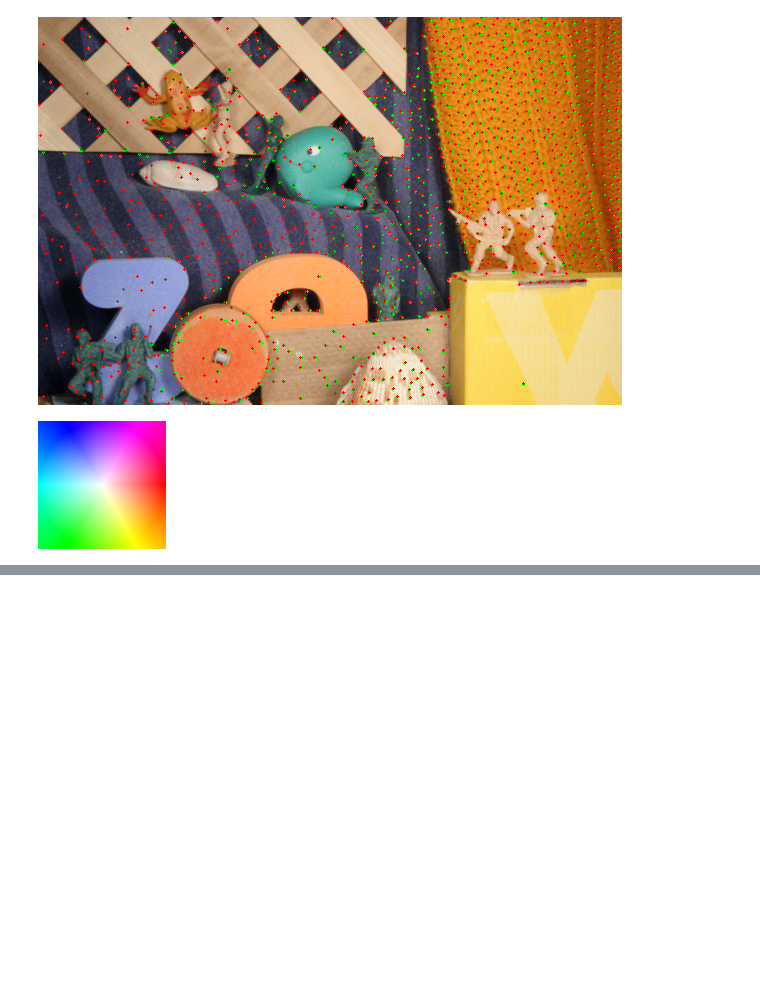
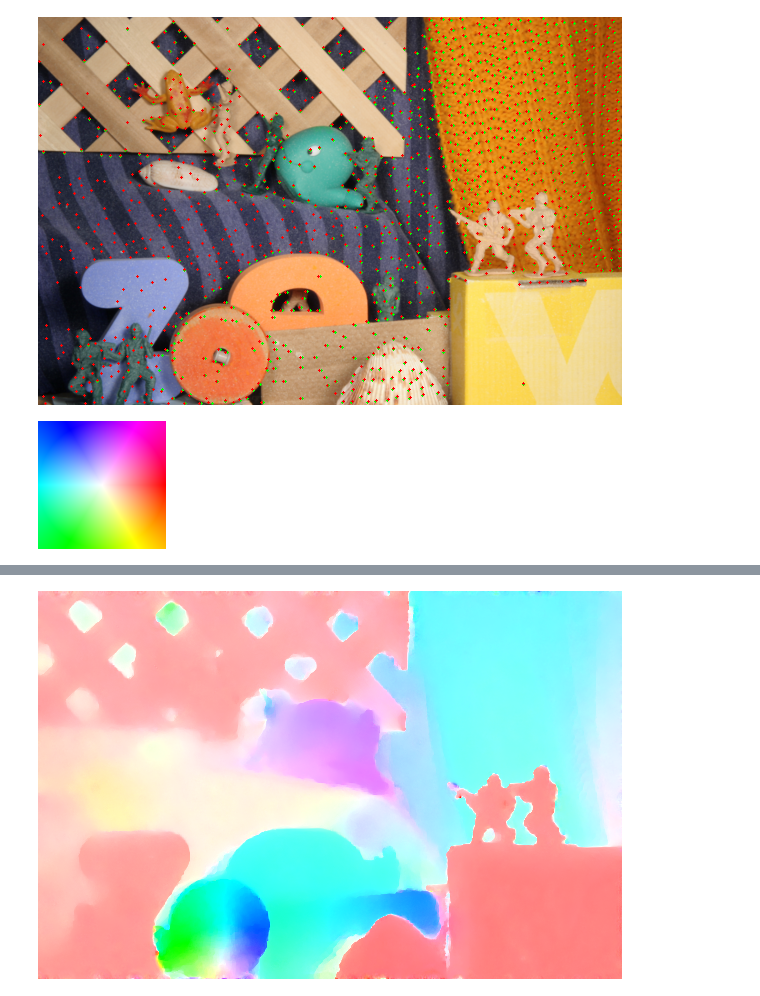
Before and after one commit to znah/notebooks, a Jupyter notebook: domain_transform.ipynb, the cells around one changed output, grey strips where cells are left out. Saved outputs shown, nothing was run; the diff lists cells and outputs as text; code cells hidden in the pictures; blank space fills up the shorter version.

```diff
--- a/domain_transform.ipynb
+++ b/domain_transform.ipynb
@@ -152,0 +159,10 @@ interact(show, sigma_r=(1.0,2000.0), method=['RF', 'NC'])
+# %%
+of = cv2.createOptFlow_DualTVL1()
+# %%
+flow = np.zeros((h, w, 2), np.float32)
+gray0 = cv2.cvtColor(img0, cv2.COLOR_BGR2GRAY)
+gray1 = cv2.cvtColor(img1, cv2.COLOR_BGR2GRAY)
+of.calc(gray0, gray1, flow)
+showflow(flow)
+# %% [output]
+[figure, added]
```
Also changed, not shown: parts of 4 cells of this notebook.
